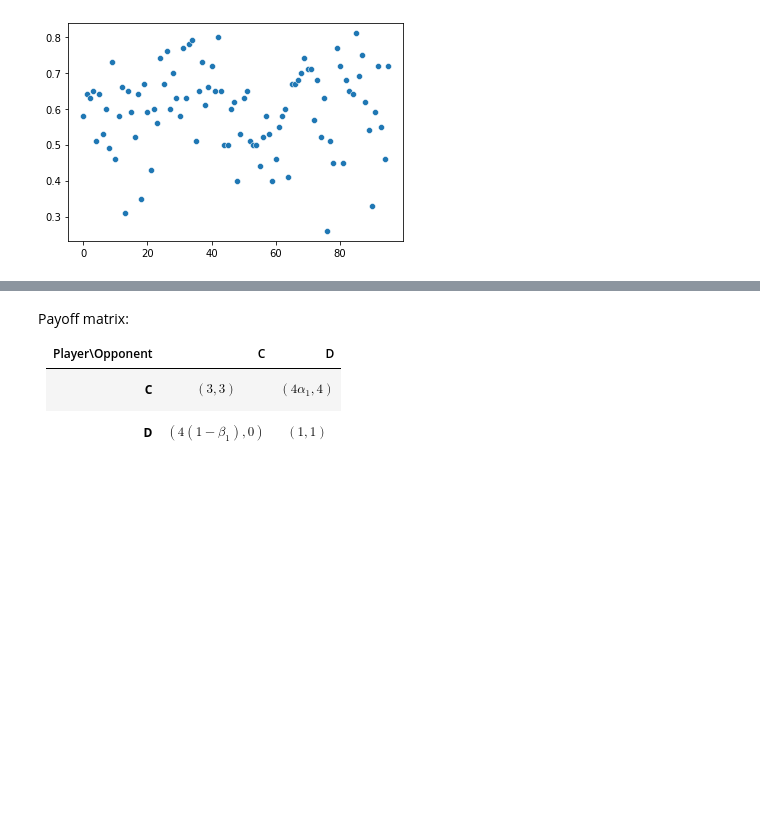
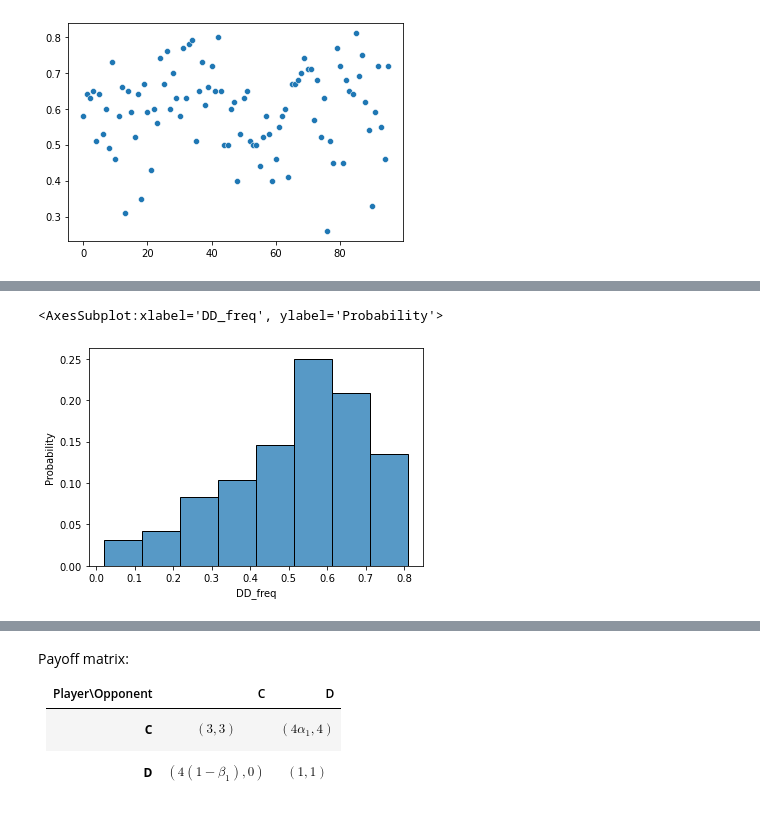
Before and after one commit to 1412richa/CRUtility, a Jupyter notebook: GuiltAndResponsibility/Codes/PD_level0.ipynb, the cells around one changed output, grey strips where cells are left out. Drawn from its saved outputs; the diff is of its cells as text; code cells hidden in the pictures; blank space fills up the shorter version.

```diff
--- a/GuiltAndResponsibility/Codes/PD_level0.ipynb
+++ b/GuiltAndResponsibility/Codes/PD_level0.ipynb
@@ -112,0 +151,6 @@ Again, atleast 1/3 of rows have equal payoff for both self and other for every p
+# %%
+# Histogram of frequency of the outcome (D, D)
+sns.histplot(x=freq_table['DD_freq'], stat='probability')
+# %% [output]
+<AxesSubplot:xlabel='DD_freq', ylabel='Probability'>
+[figure, added]
```
Also changed, not shown: parts of 97 cells of this notebook, 2 other files.
